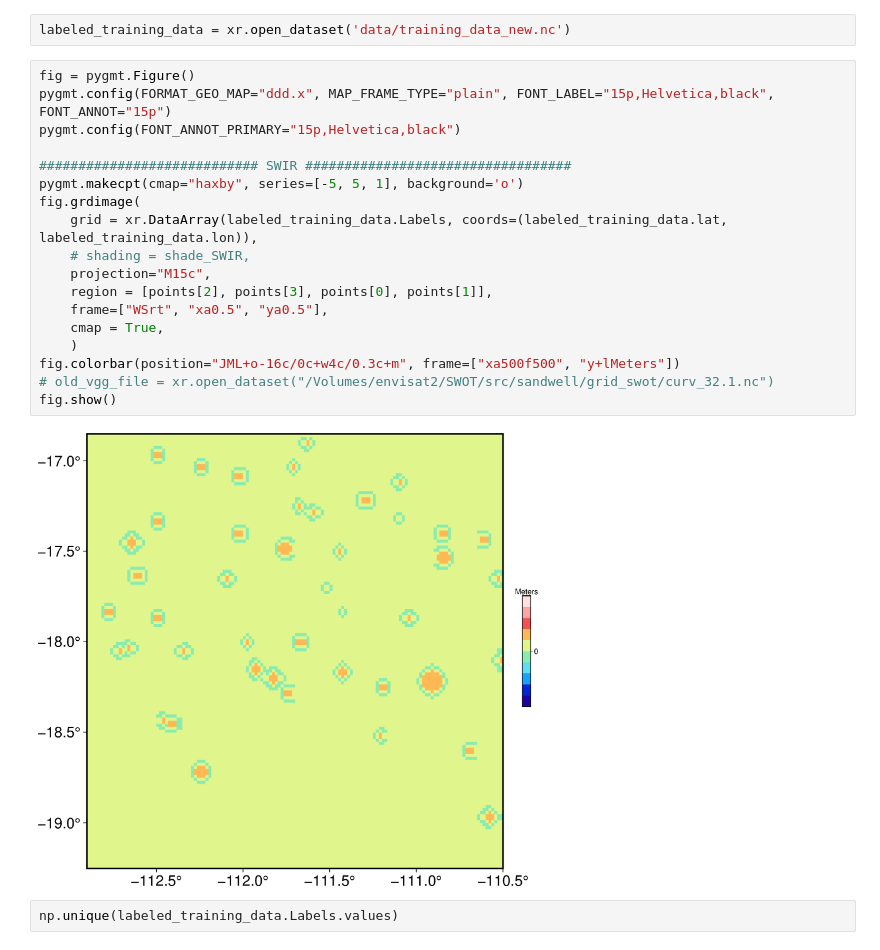
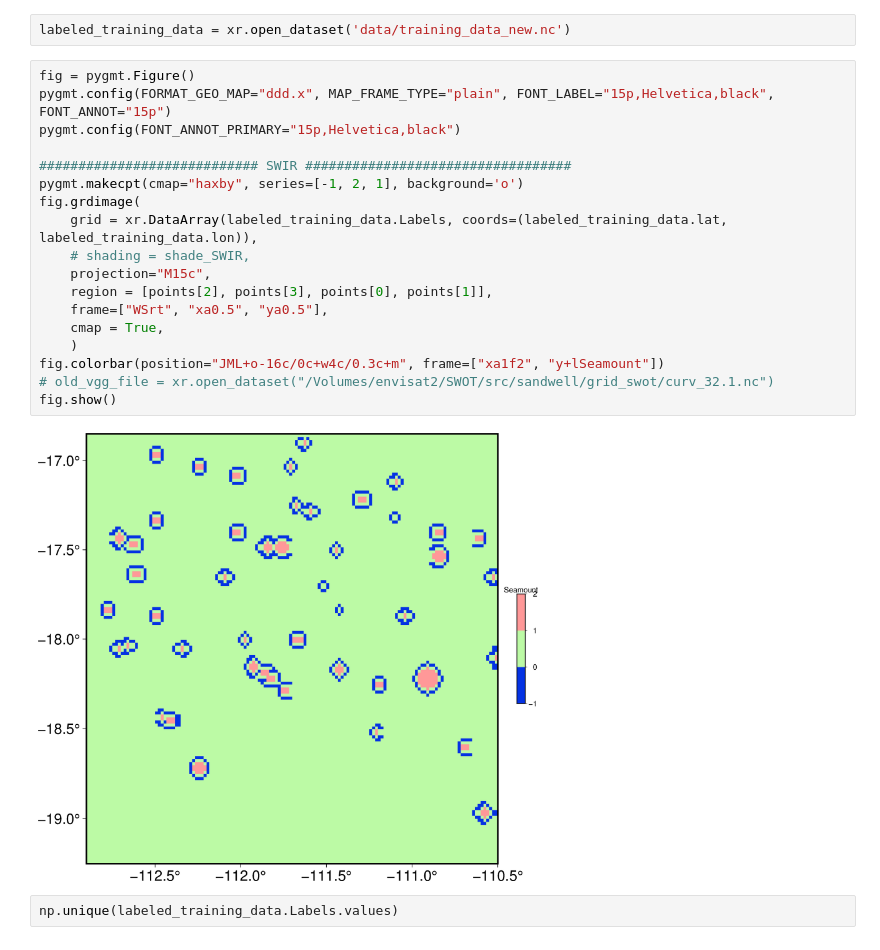
Before and after one commit to mawks12/seamount_picking, a Jupyter notebook: code/fig_gen.ipynb, the cells around one changed output. Saved outputs shown, nothing was run; the diff lists cells and outputs as text.

Commit message:
Generated streamlined process for training data generation, and new figures

```diff
--- a/code/fig_gen.ipynb
+++ b/code/fig_gen.ipynb
@@ -109,23 +109,23 @@ labeled_training_data = xr.open_dataset('data/training_data_new.nc')
 # %%
 fig = pygmt.Figure()
 pygmt.config(FORMAT_GEO_MAP="ddd.x", MAP_FRAME_TYPE="plain", FONT_LABEL="15p,Helvetica,black", FONT_ANNOT="15p")
 pygmt.config(FONT_ANNOT_PRIMARY="15p,Helvetica,black")
 
 ############################ SWIR ##################################
-pygmt.makecpt(cmap="haxby", series=[-5, 5, 1], background='o')
+pygmt.makecpt(cmap="haxby", series=[-1, 2, 1], background='o')
 fig.grdimage(
     grid = xr.DataArray(labeled_training_data.Labels, coords=(labeled_training_data.lat, labeled_training_data.lon)),
     # shading = shade_SWIR,
     projection="M15c",
     region = [points[2], points[3], points[0], points[1]],
     frame=["WSrt", "xa0.5", "ya0.5"],
     cmap = True,
     )
-fig.colorbar(position="JML+o-16c/0c+w4c/0.3c+m", frame=["xa500f500", "y+lMeters"])
+fig.colorbar(position="JML+o-16c/0c+w4c/0.3c+m", frame=["xa1f2", "y+lSeamount"])
 # old_vgg_file = xr.open_dataset("/Volumes/envisat2/SWOT/src/sandwell/grid_swot/curv_32.1.nc")
 fig.show()
 # %% [output]
-[figure, old version]
+[figure, new version]
 # %%
 np.unique(labeled_training_data.Labels.values)
 # %% [output]
```
Also changed, not shown: parts of 3 cells of this notebook, 8 other files.
